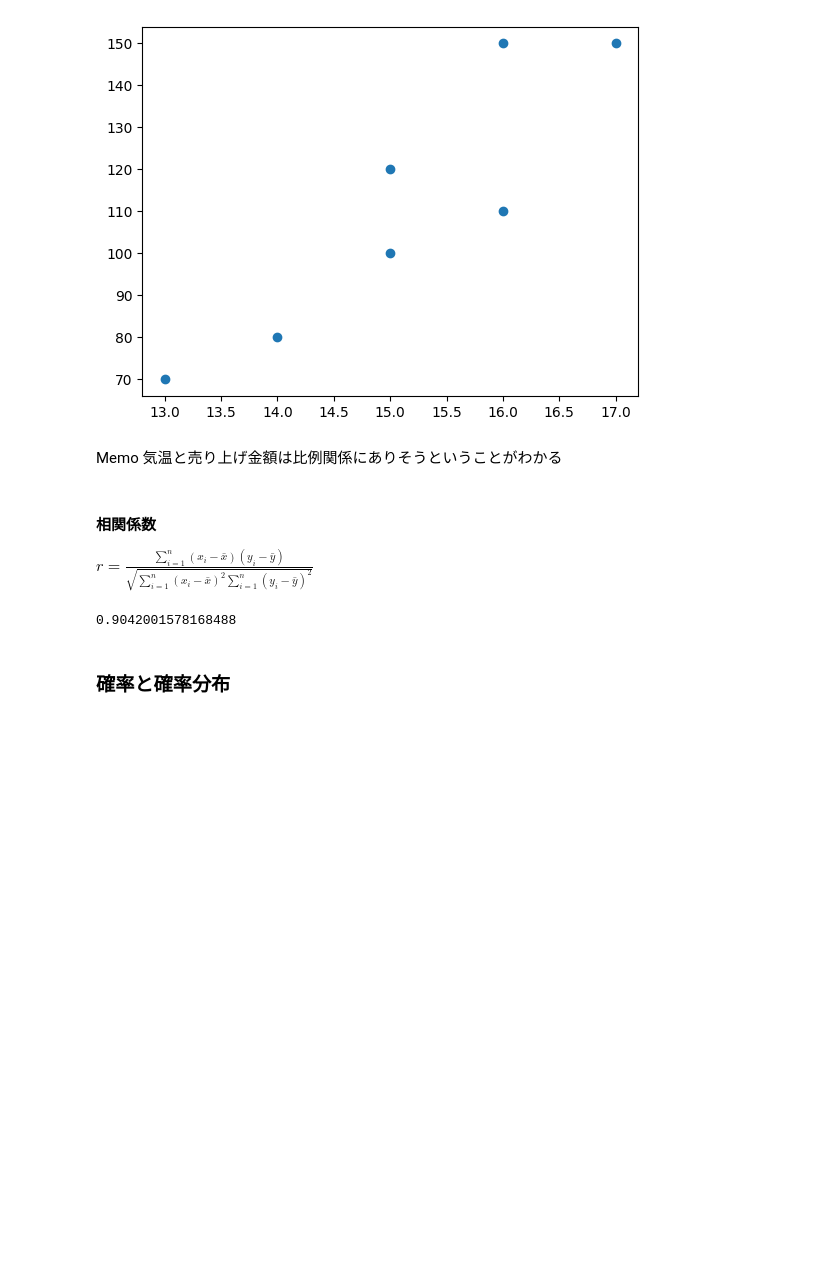
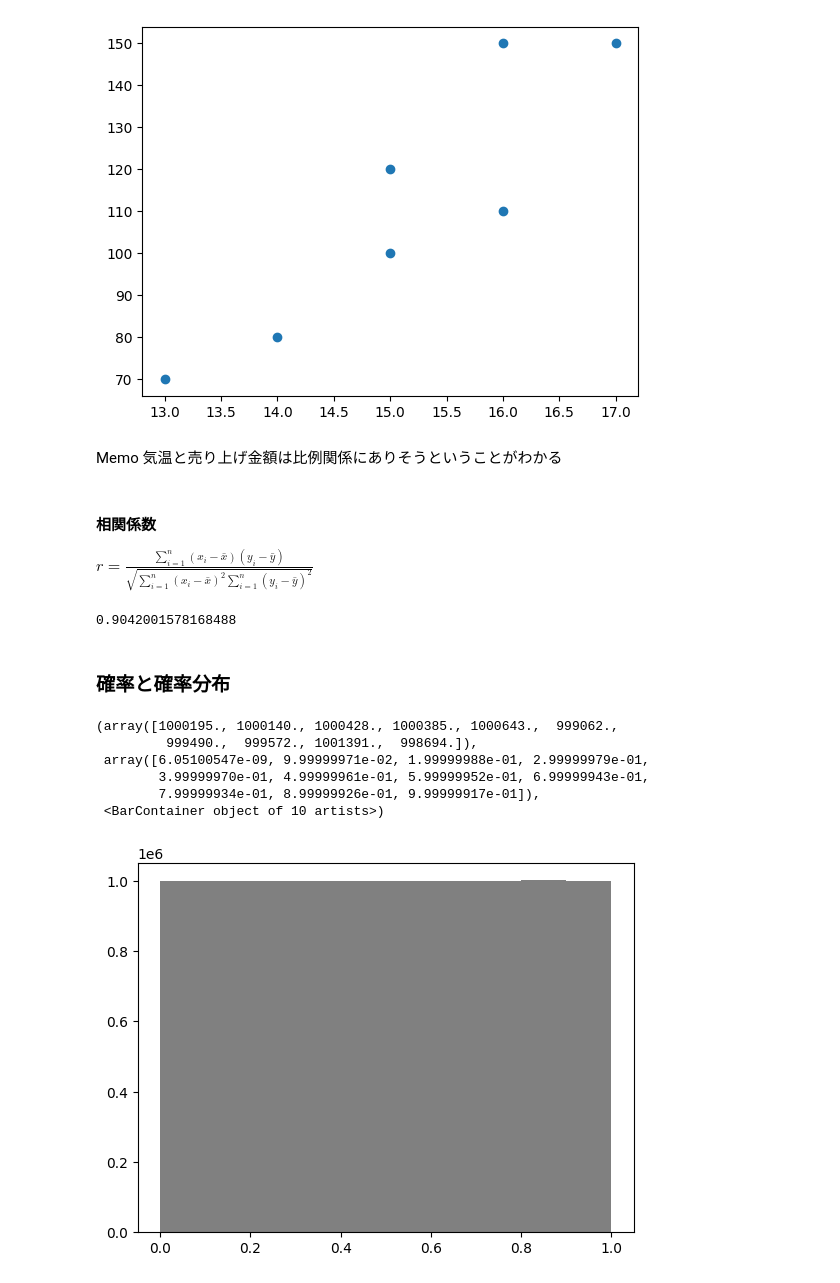
Before and after one commit to nasudadada/sandbox, a Jupyter notebook: python/math_bootcamp/probability_statistics.ipynb, the cells around one changed output. Drawn from its saved outputs; the diff is of its cells as text; code cells hidden in the pictures; blank space fills up the shorter version.

```diff
--- a/python/math_bootcamp/probability_statistics.ipynb
+++ b/python/math_bootcamp/probability_statistics.ipynb
@@ -74,3 +74,14 @@ r_xy
 0.9042001578168488
 # %% [markdown]
 ### 確率と確率分布
+# %%
+# 一様分布からの擬似乱数の発生
+plt.hist(np.random.random(10000000), color="gray")
+# %% [output]
+(array([1000195., 1000140., 1000428., 1000385., 1000643.,  999062.,
+         999490.,  999572., 1001391.,  998694.]),
+ array([6.05100547e-09, 9.99999971e-02, 1.99999988e-01, 2.99999979e-01,
+        3.99999970e-01, 4.99999961e-01, 5.99999952e-01, 6.99999943e-01,
+        7.99999934e-01, 8.99999926e-01, 9.99999917e-01]),
+ <BarContainer object of 10 artists>)
+[figure, added]
```
Also changed, not shown: parts of 4 cells of this notebook.
